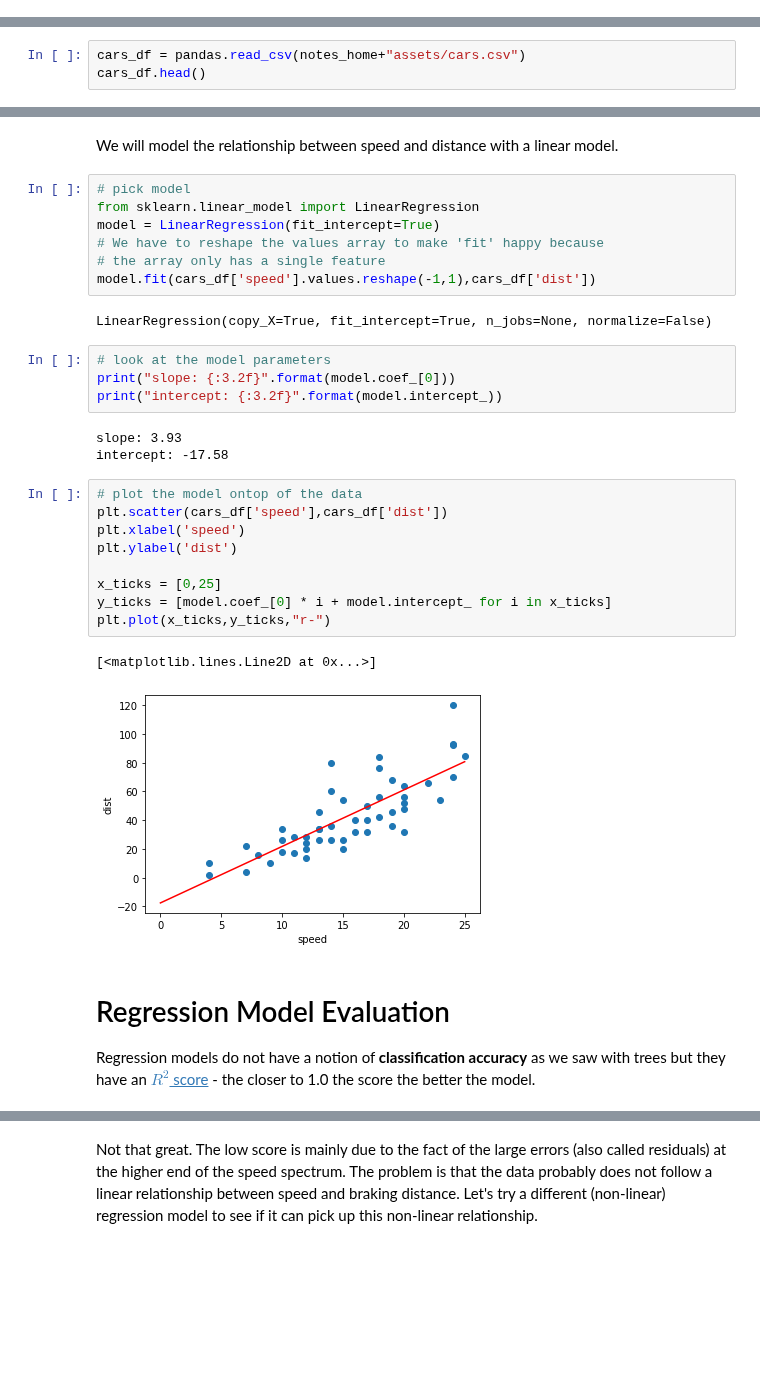
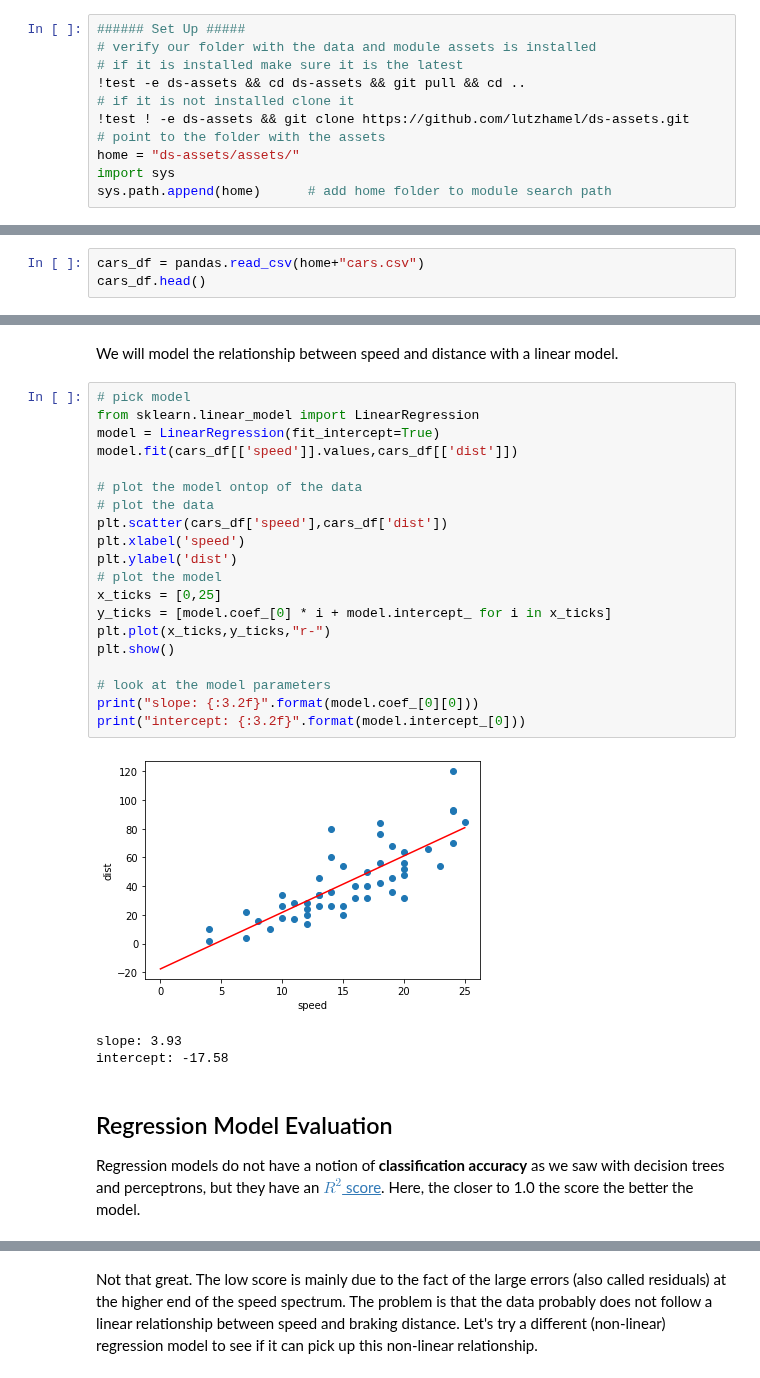
Before and after one commit to IndraniMandal/CSC310-S20, a Jupyter notebook: 10-models.ipynb, the cells around one changed output, grey strips where cells are left out. Cells and saved outputs as stored; diff of their text form; blank space fills up the shorter version.

```diff
--- a/10-models.ipynb
+++ b/10-models.ipynb
@@ -17,0 +3,11 @@ except ModuleNotFoundError:
+# %%
+###### Set Up #####
+# verify our folder with the data and module assets is installed
+# if it is installed make sure it is the latest
+!test -e ds-assets && cd ds-assets && git pull && cd ..
+# if it is not installed clone it
+!test ! -e ds-assets && git clone https://github.com/lutzhamel/ds-assets.git
+# point to the folder with the assets
+home = "ds-assets/assets/"
+import sys
+sys.path.append(home)      # add home folder to module search path
@@ -178,6 +202,6 @@ import numpy as np
 import pandas
 # %%
-cars_df = pandas.read_csv(notes_home+"assets/cars.csv")
+cars_df = pandas.read_csv(home+"cars.csv")
 cars_df.head()
 # %% [output]
 |  | speed | dist |
@@ -195,37 +219,33 @@ Text(0, 0.5, 'dist')
 [figure]
 # %% [markdown]
 We will model the relationship between speed and distance with a linear model.
-# %%
-# pick model
-from sklearn.linear_model import LinearRegression
-model = LinearRegression(fit_intercept=True)
-# We have to reshape the values array to make 'fit' happy because
-# the array only has a single feature
-model.fit(cars_df['speed'].values.reshape(-1,1),cars_df['dist'])
-# %% [output]
-LinearRegression(copy_X=True, fit_intercept=True, n_jobs=None, normalize=False)
-# %%
-# look at the model parameters
-print("slope: {:3.2f}".format(model.coef_[0]))
-print("intercept: {:3.2f}".format(model.intercept_))
-# %% [output]
-slope: 3.93
-intercept: -17.58
 # %%
+# pick model
+from sklearn.linear_model import LinearRegression
+model = LinearRegression(fit_intercept=True)
+model.fit(cars_df[['speed']].values,cars_df[['dist']])
+
 # plot the model ontop of the data
+# plot the data
 plt.scatter(cars_df['speed'],cars_df['dist'])
 plt.xlabel('speed')
 plt.ylabel('dist')
-
+# plot the model
 x_ticks = [0,25]
 y_ticks = [model.coef_[0] * i + model.intercept_ for i in x_ticks]
 plt.plot(x_ticks,y_ticks,"r-")
+plt.show()
+
+# look at the model parameters
+print("slope: {:3.2f}".format(model.coef_[0][0]))
+print("intercept: {:3.2f}".format(model.intercept_[0]))
 # %% [output]
+[figure]
-[<matplotlib.lines.Line2D at 0x...>]
+slope: 3.93
+intercept: -17.58
-[figure]
 # %% [markdown]
-# Regression Model Evaluation
+## Regression Model Evaluation
 
-Regression models do not have a notion of **classification accuracy** as we saw with trees but they have an [$R^2$ score](https://en.wikipedia.org/wiki/Coefficient_of_determination) - the closer to 1.0 the score the better the model.
+Regression models do not have a notion of **classification accuracy** as we saw with decision trees and perceptrons, but they have an [$R^2$ score](https://en.wikipedia.org/wiki/Coefficient_of_determination).  Here, the closer to 1.0 the score the better the model.
 # %%
 # compute the R^2 score
```
Also changed, not shown: parts of 28 cells of this notebook.
